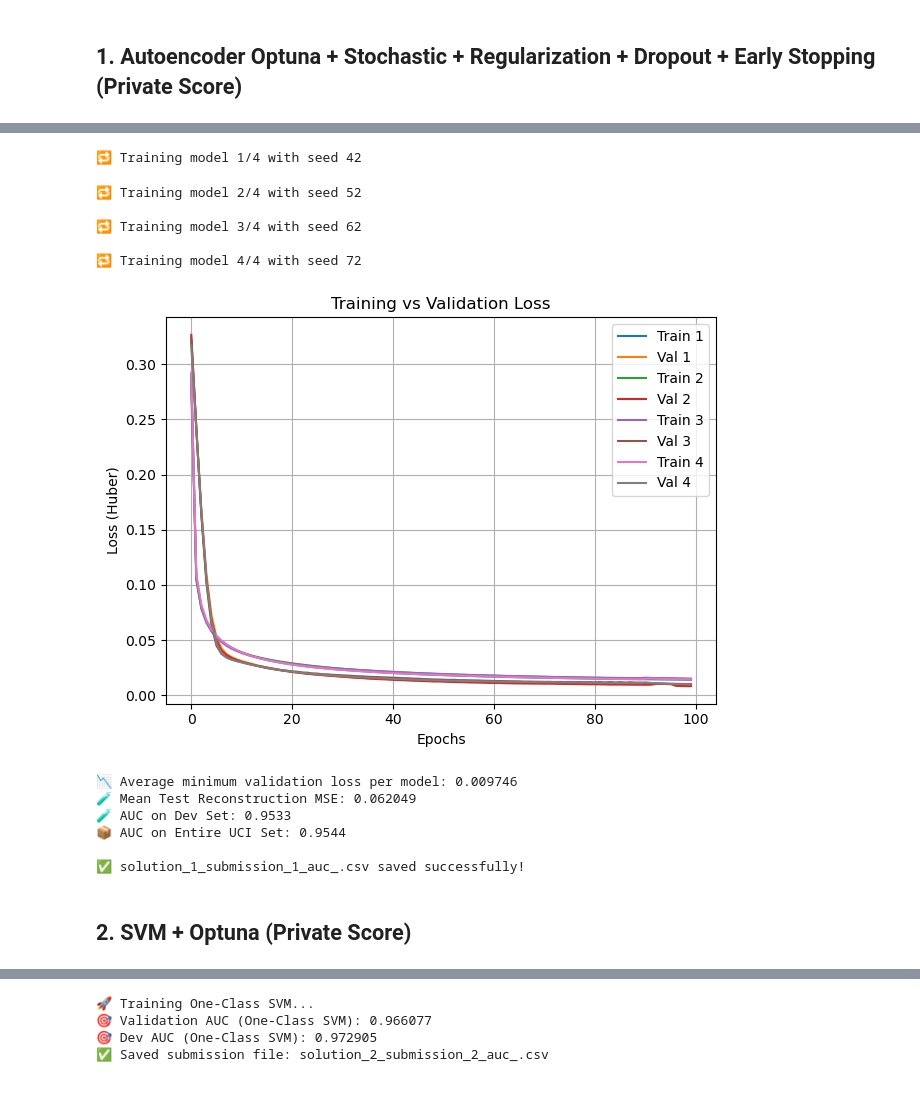
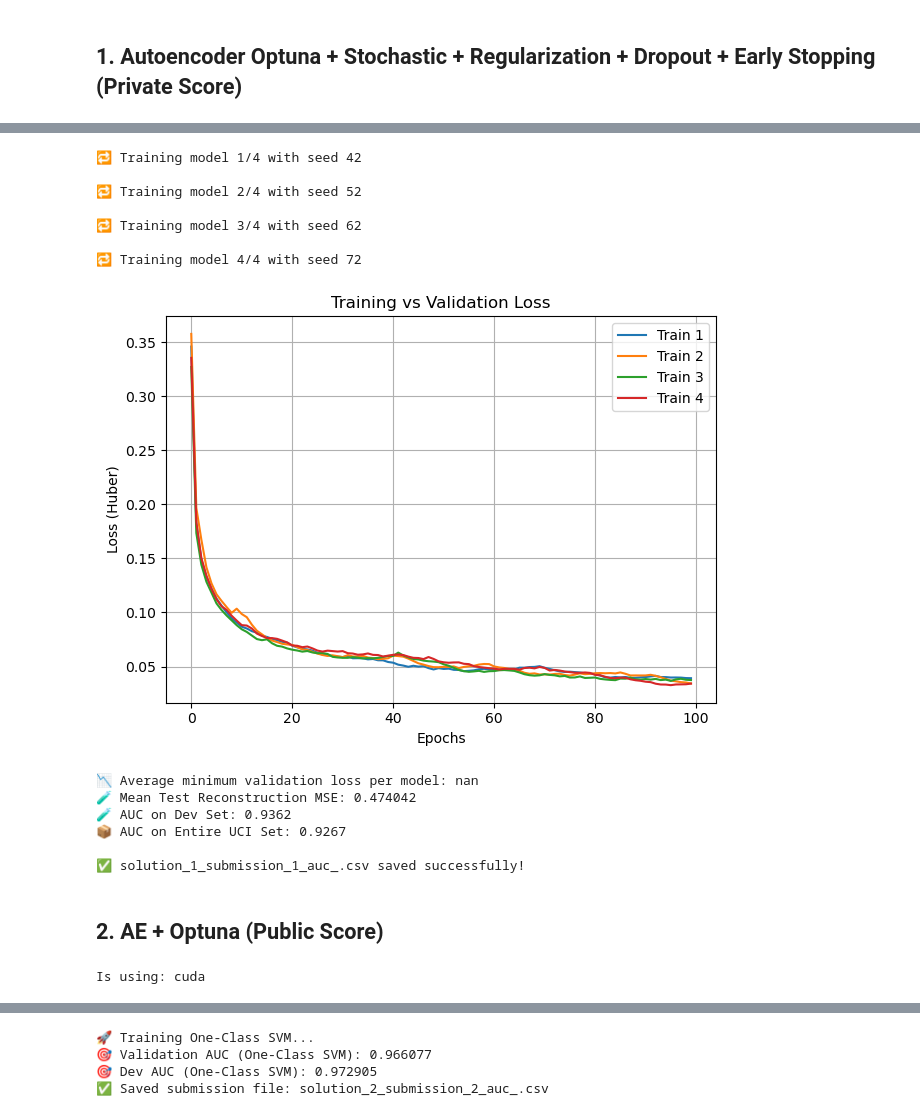
Before and after one commit to MinhBang1000/dat-min-nycu, a Jupyter notebook: HW2_313540015_Solution.ipynb, the cells around one changed output, grey strips where cells are left out. Saved outputs shown, nothing was run; the diff lists cells and outputs as text; code cells hidden in the pictures.

Commit message:
SOLUTION FOUND TOP 4

```diff
--- a/HW2_313540015_Solution.ipynb
+++ b/HW2_313540015_Solution.ipynb
@@ -177,7 +177,6 @@ def build_autoencoder(input_dim):
         layers.Dense(input_dim, activation='linear')
     ])
     return model
-
 input_dim = X_train.shape[1]
 
 # ========== Train Ensemble Models ==========
@@ -200,7 +199,7 @@ for i, seed in enumerate(seeds):
 
     history = autoencoder.fit(
         X_train, X_train,
-        validation_data=(X_val, X_val),
+        # validation_data=(X_val, X_val),
         epochs=100,
         batch_size=64,
         callbacks=[early_stop, reduce_lr],
@@ -242,44 +241,68 @@ print(f"\n📉 Average minimum validation loss per model: {np.mean(val_losses):.
 # Calculate average test reconstruction error
 avg_error = np.mean(all_errors, axis=0)
 avg_error_dev = np.mean(all_errors_dev, axis=0)
 avg_error_entire = np.mean(all_errors_entire, axis=0)
 print(f"🧪 Mean Test Reconstruction MSE: {np.mean(avg_error):.6f}")
 
 # ========== Ensemble & Normalize ==========
 outlier_scores = RobustScaler().fit_transform(avg_error.reshape(-1, 1)).flatten()
 dev_scores = RobustScaler().fit_transform(avg_error_dev.reshape(-1, 1)).flatten()
 entire_scores = RobustScaler().fit_transform(avg_error_entire.reshape(-1, 1)).flatten()
 
 # Evaluate
 auc_dev = roc_auc_score(y_dev_true, dev_scores)
 auc_entire = roc_auc_score(y_true_entire, entire_scores)
 
 print(f"🧪 AUC on Dev Set: {auc_dev:.4f}")
 print(f"📦 AUC on Entire UCI Set: {auc_entire:.4f}")
 
 # ========== Create Submission ==========
 submission = pd.DataFrame({
     'id': np.arange(len(outlier_scores)),
     'outliers': outlier_scores
 })
 
 submission_name = "solution_1_submission_1_auc_"
 
 submission.to_csv(f'{submission_name}.csv', index=False, float_format='%.9f')
 print(f"\n✅ {submission_name}.csv saved successfully!")
 # %% [output]
 🔁 Training model 1/4 with seed 42
+
+🔁 Training model 2/4 with seed 52
+
+🔁 Training model 3/4 with seed 62
+
+🔁 Training model 4/4 with seed 72
+[figure, new version]
-🔁 Training model 2/4 with seed 52
+📉 Average minimum validation loss per model: nan
+🧪 Mean Test Reconstruction MSE: 0.474042
+🧪 AUC on Dev Set: 0.9362
+📦 AUC on Entire UCI Set: 0.9267
 
-🔁 Training model 3/4 with seed 62
-
-🔁 Training model 4/4 with seed 72
+✅ solution_1_submission_1_auc_.csv saved successfully!
-[figure, old version]
-📉 Average minimum validation loss per model: 0.009746
-🧪 Mean Test Reconstruction MSE: 0.062049
-🧪 AUC on Dev Set: 0.9533
-📦 AUC on Entire UCI Set: 0.9544
-
-✅ solution_1_submission_1_auc_.csv saved successfully!
 # %% [markdown]
-## 2. SVM + Optuna (Private Score)
+## 2. AE + Optuna (Public Score)
+# %%
+import pandas as pd
+import numpy as np
+import torch
+import torch.nn as nn
+import torch.nn.functional as F
+from torch.utils.data import DataLoader, TensorDataset, random_split
+from sklearn.preprocessing import StandardScaler, MinMaxScaler, RobustScaler
+from sklearn.model_selection import train_test_split
+from sklearn.metrics import roc_auc_score
+import matplotlib.pyplot as plt
+from tqdm import tqdm
+import random
+import seaborn as sns
+import optuna
+
+# Check device
+device = torch.device("cuda" if torch.cuda.is_available() else "cpu")
+print("Is using:", device)
+INLIERS = ['B', 'E', 'K', 'N', 'X', 'Z']
+SEED = 42
+# %% [output]
+Is using: cuda
```
Also changed, not shown: parts of 6 cells of this notebook.
